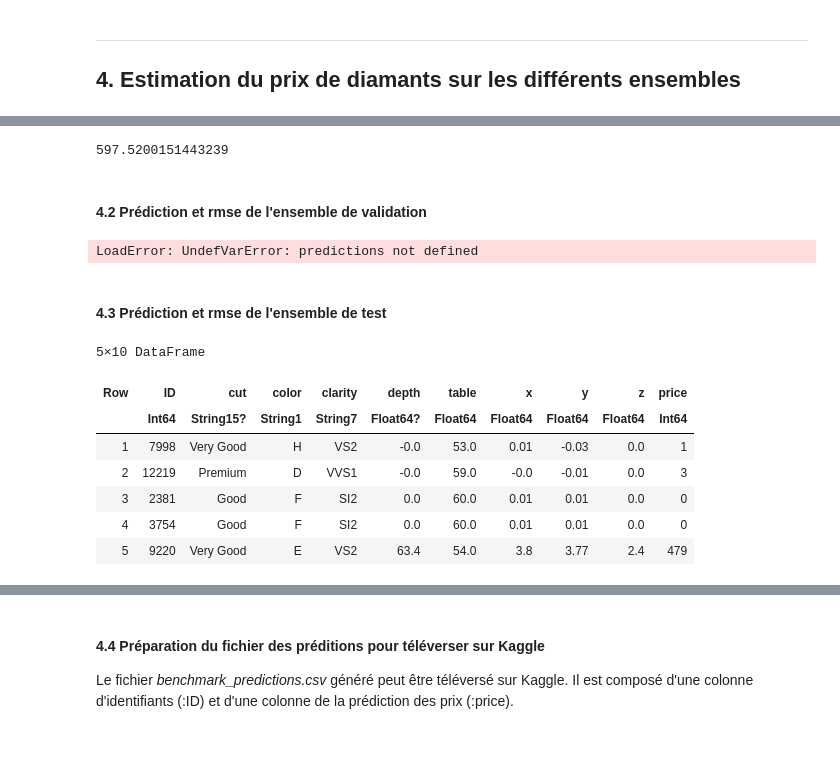
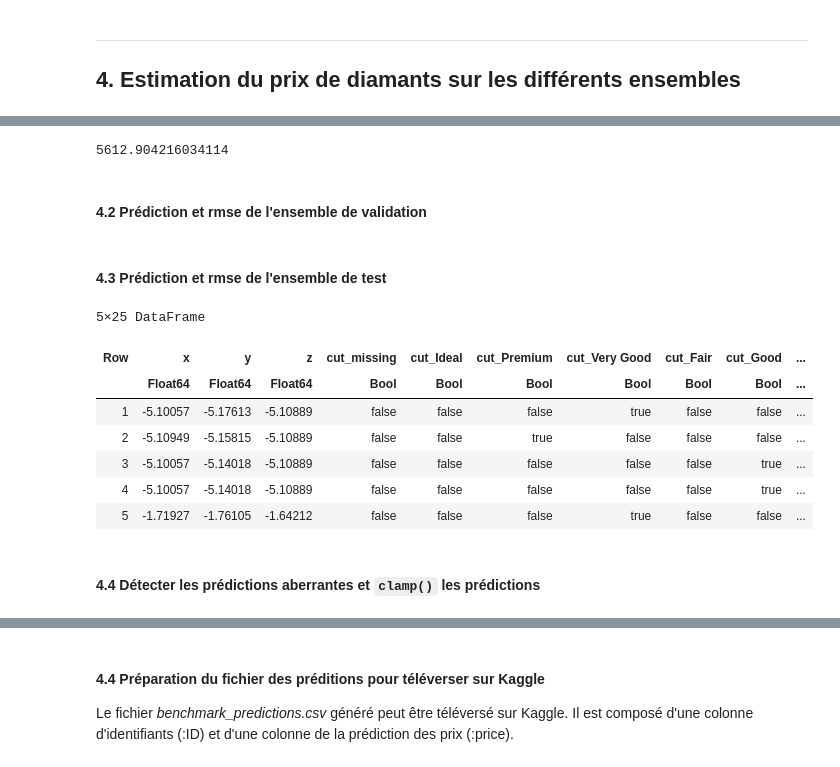
Before and after one commit to kugiyasan/MTH3302_projet_final, a Jupyter notebook: projet_H2023.ipynb, the cells around one changed output, grey strips where cells are left out. Saved outputs shown, nothing was run; the diff lists cells and outputs as text; code cells hidden in the pictures.

```diff
--- a/projet_H2023.ipynb
+++ b/projet_H2023.ipynb
@@ -250,6 +286,11 @@ y_model = glm(@formula(y ~ color * clarity * table * x * z), train, Gamma(), Inv
 train.y = coalesce.(train.y, predict(y_model, train))
 valid.y = coalesce.(valid.y, predict(y_model, valid))
 test.y = coalesce.(test.y, predict(y_model, test))
+
+# Normaliser la colonne y pour le SVR
+train.y = StatsBase.standardize(StatsBase.ZScoreTransform, train.y, center=true, scale=true)
+valid.y = StatsBase.standardize(StatsBase.ZScoreTransform, valid.y, center=true, scale=true)
+test.y = StatsBase.standardize(StatsBase.ZScoreTransform, test.y, center=true, scale=true)
 
 y_known = dropmissing(train, :y)
 y_predictions = predict(y_model, y_known)
@@ -311,0 +335,5 @@ Pour avoir un aperçu de la qualité de la regression, on ajoute la droite de r
+# %%
+train_matrix = permutedims(Matrix(select(train, Not(:price))))
+valid_matrix = permutedims(Matrix(select(valid, Not(:price))))
+test_matrix = permutedims(Matrix(test))
+;
@@ -311,0 +342,6 @@ Pour avoir un aperçu de la qualité de la regression, on ajoute la droite de r
+# %%
+# https://github.com/madsjulia/SVR.jl
+y = Float64.(train.price)
+ymin = minimum(y)
+ymax = maximum(y)
+normalized_y = (y .- ymin) ./ (ymax - ymin)
@@ -311,0 +365,2 @@ Pour avoir un aperçu de la qualité de la regression, on ajoute la droite de r
+# %%
+model = SVR.train(normalized_y, train_matrix; kernel_type=SVR.RBF)
@@ -321,41 +388,40 @@ Nous répétons cette étape sur les 3 dataset
 # %%
-train_predictions = predict(model, train)
+train_predictions = SVR.predict(model, train_matrix)
 train_predictions = round.(Int, train_predictions)
 
 rmse = StatsBase.rmsd(train_predictions, train.price)
 # %% [output]
-597.5200151443239
+5612.904216034114
 # %% [markdown]
 #### 4.2 Prédiction et rmse de l'ensemble de validation
 # %%
-select!(valid, [:color, :clarity, :x, :y, :z, :price])
-
-valid_predictions = predict(model, valid)
-valid_predictions = round.(Int, predictions)
-clamp!(valid_predictions, minimum(data.price), maximum(data.price))
+valid_predictions = SVR.predict(model, valid_matrix)
+predictions = (valid_predictions * (ymax - ymin)) .+ ymin
+valid_predictions = round.(Int, valid_predictions)
 
 rmse = StatsBase.rmsd(valid_predictions, valid.price)
-# %% [output]
-LoadError: UndefVarError: predictions not defined
 # %%
 plot_predictions(valid_predictions, valid.price)
 # %% [markdown]
 #### 4.3 Prédiction et rmse de l'ensemble de test
 # %%
-test_predictions = predict(model, test)
+test_predictions = SVR.predict(model, test_matrix)
+test_predictions = (test_predictions * (ymax - ymin)) .+ ymin
 test_predictions = round.(Int, test_predictions)
 test.price = test_predictions
 
 first(sort(test, [:y], rev=false), 5)
 # %% [output]
-5×10 DataFrame
+5×25 DataFrame
-| Row | ID | cut | color | clarity | depth | table | x | y | z | price |
-|  | Int64 | String15? | String1 | String7 | Float64? | Float64 | Float64 | Float64 | Float64 | Int64 |
-| 1 | 7998 | Very Good | H | VS2 | -0.0 | 53.0 | 0.01 | -0.03 | 0.0 | 1 |
-| 2 | 12219 | Premium | D | VVS1 | -0.0 | 59.0 | -0.0 | -0.01 | 0.0 | 3 |
-| 3 | 2381 | Good | F | SI2 | 0.0 | 60.0 | 0.01 | 0.01 | 0.0 | 0 |
-| 4 | 3754 | Good | F | SI2 | 0.0 | 60.0 | 0.01 | 0.01 | 0.0 | 0 |
-| 5 | 9220 | Very Good | E | VS2 | 63.4 | 54.0 | 3.8 | 3.77 | 2.4 | 479 |
+| Row | x | y | z | cut_missing | cut_Ideal | cut_Premium | cut_Very Good | cut_Fair | cut_Good | ... |
+|  | Float64 | Float64 | Float64 | Bool | Bool | Bool | Bool | Bool | Bool | ... |
+| 1 | -5.10057 | -5.17613 | -5.10889 | false | false | false | true | false | false | ... |
+| 2 | -5.10949 | -5.15815 | -5.10889 | false | false | true | false | false | false | ... |
+| 3 | -5.10057 | -5.14018 | -5.10889 | false | false | false | false | false | true | ... |
+| 4 | -5.10057 | -5.14018 | -5.10889 | false | false | false | false | false | true | ... |
+| 5 | -1.71927 | -1.76105 | -1.64212 | false | false | false | true | false | false | ... |
+# %% [markdown]
+#### 4.4 Détecter les prédictions aberrantes et `clamp()` les prédictions
 # %%
 outliers = filter((:price) => price -> price < minimum(data.price) || price > maximum(data.price), test)
 clamp!(test_predictions, 0, maximum(data.price))
```
Also changed, not shown: parts of 45 cells of this notebook, 3 other files.
